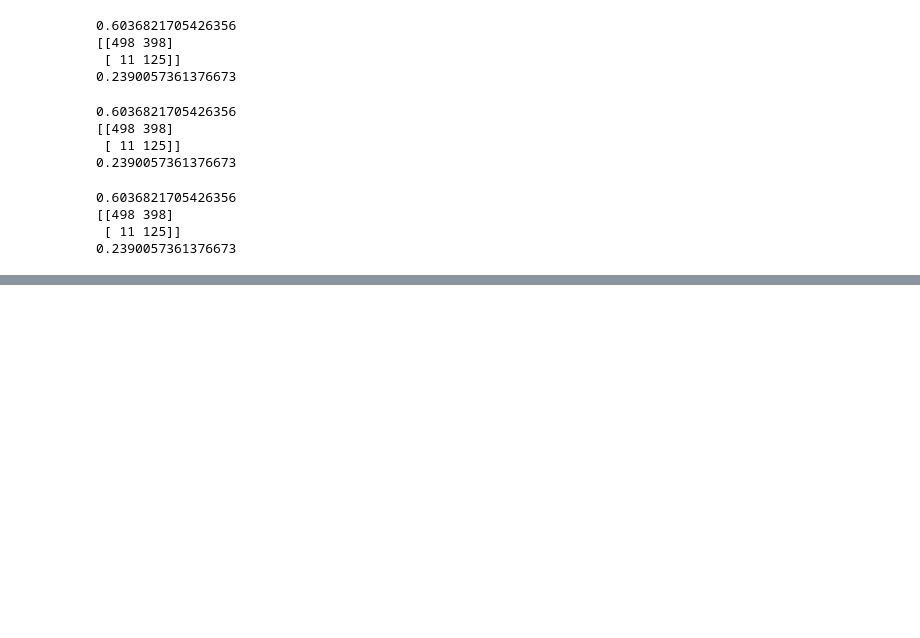
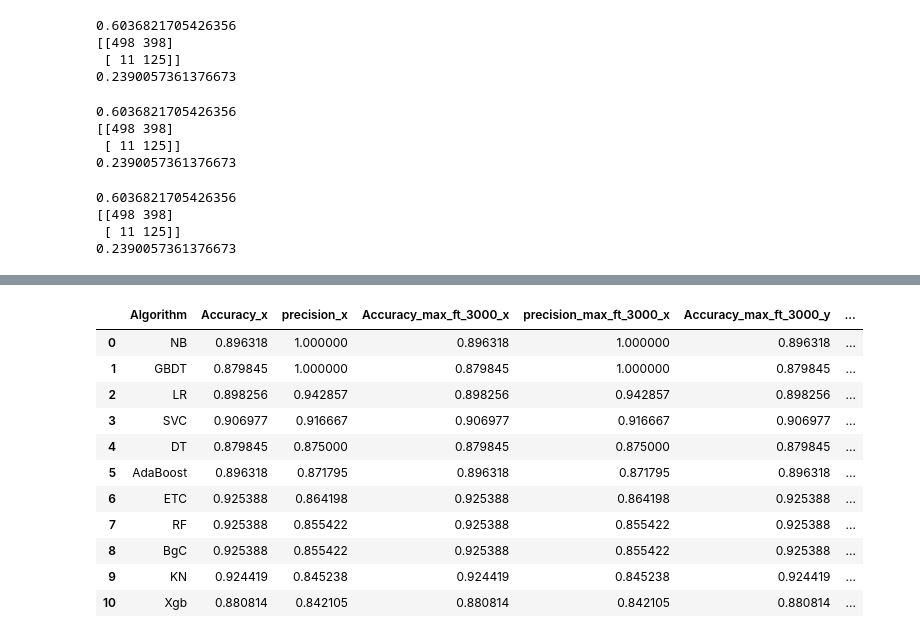
Before and after one commit to Manu021108/Bharat-Intern, a Jupyter notebook: Copy_of_SMS_SPAM_CLASSIFIER.ipynb, the cells around one changed output, grey strips where cells are left out. Drawn from its saved outputs; the diff is of its cells as text; code cells hidden in the pictures; blank space fills up the shorter version.

```diff
--- a/Copy_of_SMS_SPAM_CLASSIFIER.ipynb
+++ b/Copy_of_SMS_SPAM_CLASSIFIER.ipynb
@@ -422,0 +526,23 @@ xgb=XGBClassifier(n_estimators=50,random_state=2)
+# %%
+temp_df=pd.DataFrame({'Algorithm':clfs.keys(),'Accuracy_max_ft_3000':accuracy_scores,'precision_max_ft_3000':precision_scores})
+# %%
+new_df=performance_df.merge(temp_df,on='Algorithm')
+# %%
+new_df_scaled=new_df.merge(temp_df,on='Algorithm')
+# %%
+temp_df=pd.DataFrame({'Algorithm':clfs.keys(),'Accuracy':accuracy_scores,'precision':precision_scores}).sort_values('precision',ascending=False)
+# %%
+new_df_scaled.merge(temp_df,on='Algorithm')
+# %% [output]
+|  | Algorithm | Accuracy_x | precision_x | Accuracy_max_ft_3000_x | precision_max_ft_3000_x | Accuracy_max_ft_3000_y | ... |
+| 0 | NB | 0.896318 | 1.000000 | 0.896318 | 1.000000 | 0.896318 | ... |
+| 1 | GBDT | 0.879845 | 1.000000 | 0.879845 | 1.000000 | 0.879845 | ... |
+| 2 | LR | 0.898256 | 0.942857 | 0.898256 | 0.942857 | 0.898256 | ... |
+| 3 | SVC | 0.906977 | 0.916667 | 0.906977 | 0.916667 | 0.906977 | ... |
+| 4 | DT | 0.879845 | 0.875000 | 0.879845 | 0.875000 | 0.879845 | ... |
+| 5 | AdaBoost | 0.896318 | 0.871795 | 0.896318 | 0.871795 | 0.896318 | ... |
+| 6 | ETC | 0.925388 | 0.864198 | 0.925388 | 0.864198 | 0.925388 | ... |
+| 7 | RF | 0.925388 | 0.855422 | 0.925388 | 0.855422 | 0.925388 | ... |
+| 8 | BgC | 0.925388 | 0.855422 | 0.925388 | 0.855422 | 0.925388 | ... |
+| 9 | KN | 0.924419 | 0.845238 | 0.924419 | 0.845238 | 0.924419 | ... |
+| 10 | Xgb | 0.880814 | 0.842105 | 0.880814 | 0.842105 | 0.880814 | ... |
```
Also changed, not shown: parts of 24 cells of this notebook.
